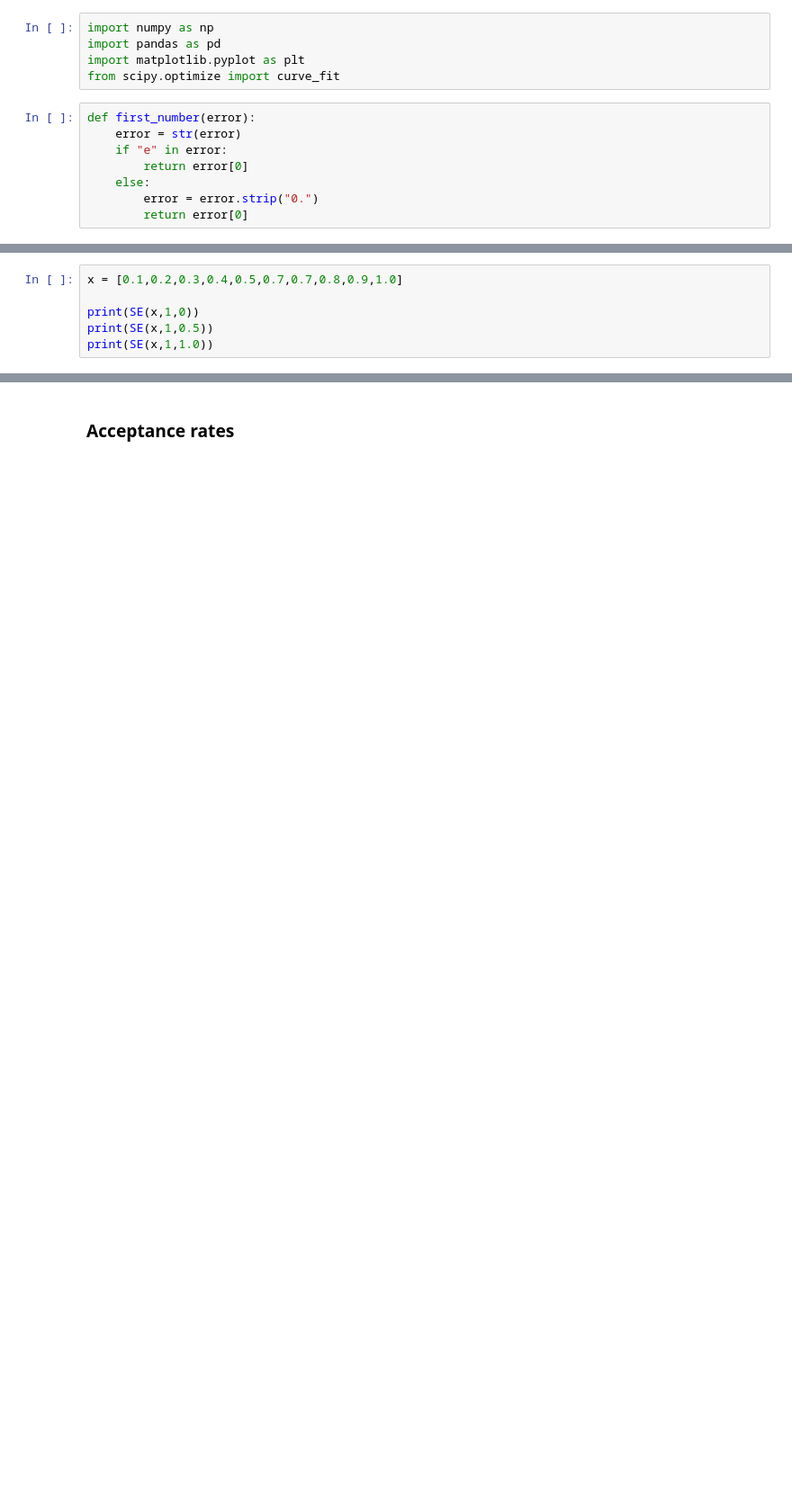
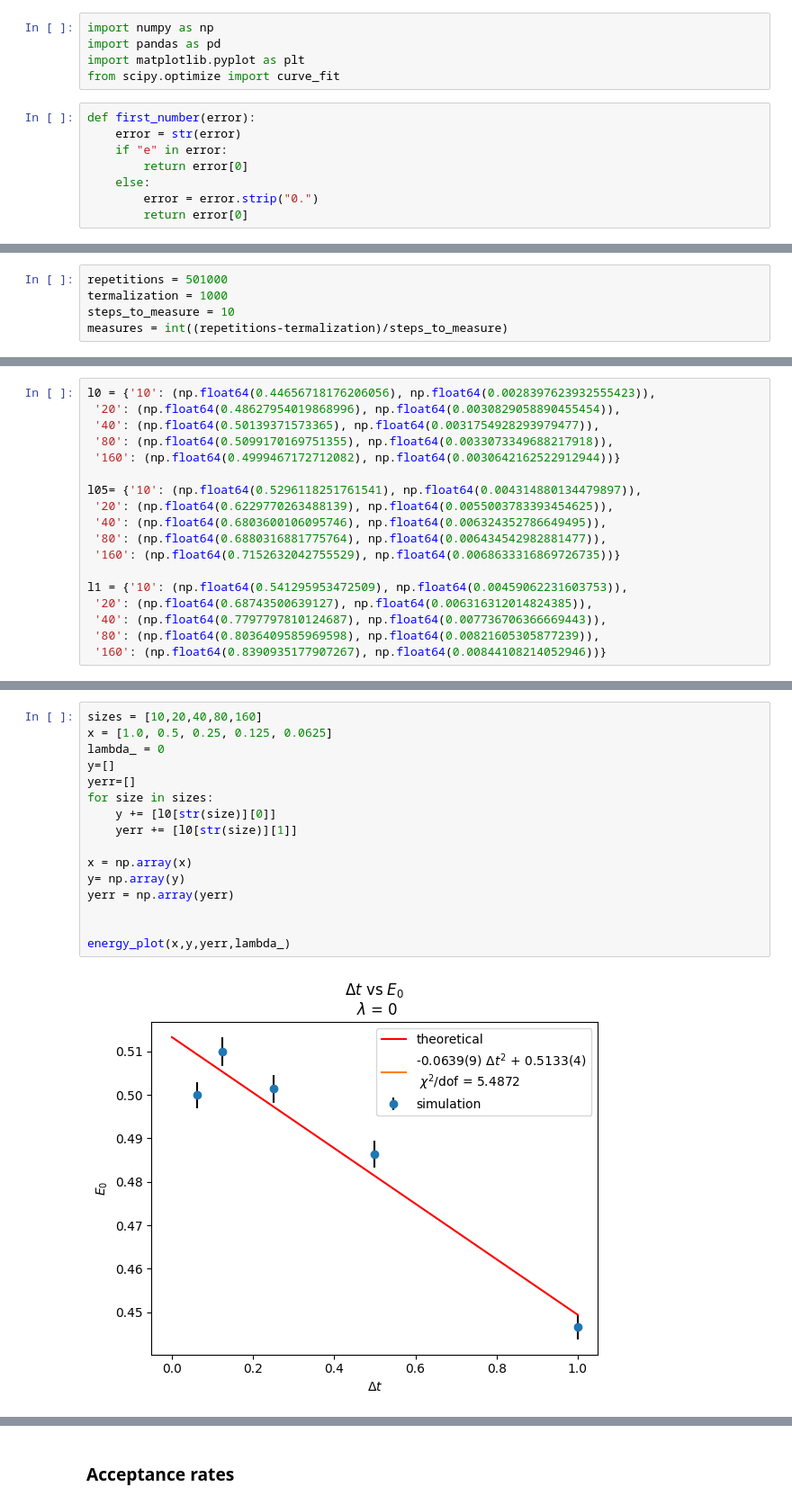
Before and after one commit to SoyAgustin/QF-Path-Integral, a Jupyter notebook: Notebooks_Py/oscillator.ipynb, the cells around one changed output, grey strips where cells are left out. Shown at 90% size. Saved outputs shown, nothing was run; the diff lists cells and outputs as text; blank space fills up the shorter version.

```diff
--- a/Notebooks_Py/oscillator.ipynb
+++ b/Notebooks_Py/oscillator.ipynb
@@ -24,6 +13,0 @@ def SE(x,a,lambda_):
-# %%
-x = [0.1,0.2,0.3,0.4,0.5,0.7,0.7,0.8,0.9,1.0]
-
-print(SE(x,1,0))
-print(SE(x,1,0.5))
-print(SE(x,1,1.0))
@@ -33,0 +83,5 @@ print(SE(x,1,1.0))
+# %%
+repetitions = 501000
+termalization = 1000
+steps_to_measure = 10
+measures = int((repetitions-termalization)/steps_to_measure)
@@ -33,0 +221,18 @@ print(SE(x,1,1.0))
+# %%
+l0 = {'10': (np.float64(0.44656718176206056), np.float64(0.0028397623932555423)),
+ '20': (np.float64(0.48627954019868996), np.float64(0.0030829058890455454)),
+ '40': (np.float64(0.50139371573365), np.float64(0.0031754928293979477)),
+ '80': (np.float64(0.5099170169751355), np.float64(0.0033073349688217918)),
+ '160': (np.float64(0.4999467172712082), np.float64(0.0030642162522912944))}
+
+l05= {'10': (np.float64(0.5296118251761541), np.float64(0.004314880134479897)),
+ '20': (np.float64(0.6229770263488139), np.float64(0.0055003783393454625)),
+ '40': (np.float64(0.6803600106095746), np.float64(0.006324352786649495)),
+ '80': (np.float64(0.6880316881775764), np.float64(0.006434542982881477)),
+ '160': (np.float64(0.7152632042755529), np.float64(0.0068633316869726735))}
+
+l1 = {'10': (np.float64(0.541295953472509), np.float64(0.00459062231603753)),
+ '20': (np.float64(0.68743500639127), np.float64(0.006316312014824385)),
+ '40': (np.float64(0.7797797810124687), np.float64(0.007736706366669443)),
+ '80': (np.float64(0.8036409585969598), np.float64(0.00821605305877239)),
+ '160': (np.float64(0.8390935177907267), np.float64(0.00844108214052946))}
@@ -33,0 +277,18 @@ print(SE(x,1,1.0))
+# %%
+sizes = [10,20,40,80,160]
+x = [1.0, 0.5, 0.25, 0.125, 0.0625]
+lambda_ = 0
+y=[]
+yerr=[]
+for size in sizes:
+    y += [l0[str(size)][0]]
+    yerr += [l0[str(size)][1]]
+
+x = np.array(x)
+y= np.array(y)
+yerr = np.array(yerr)
+
+
+energy_plot(x,y,yerr,lambda_)
+# %% [output]
+[figure, added]
```
Also changed, not shown: parts of 18 cells of this notebook, 1 other file.
